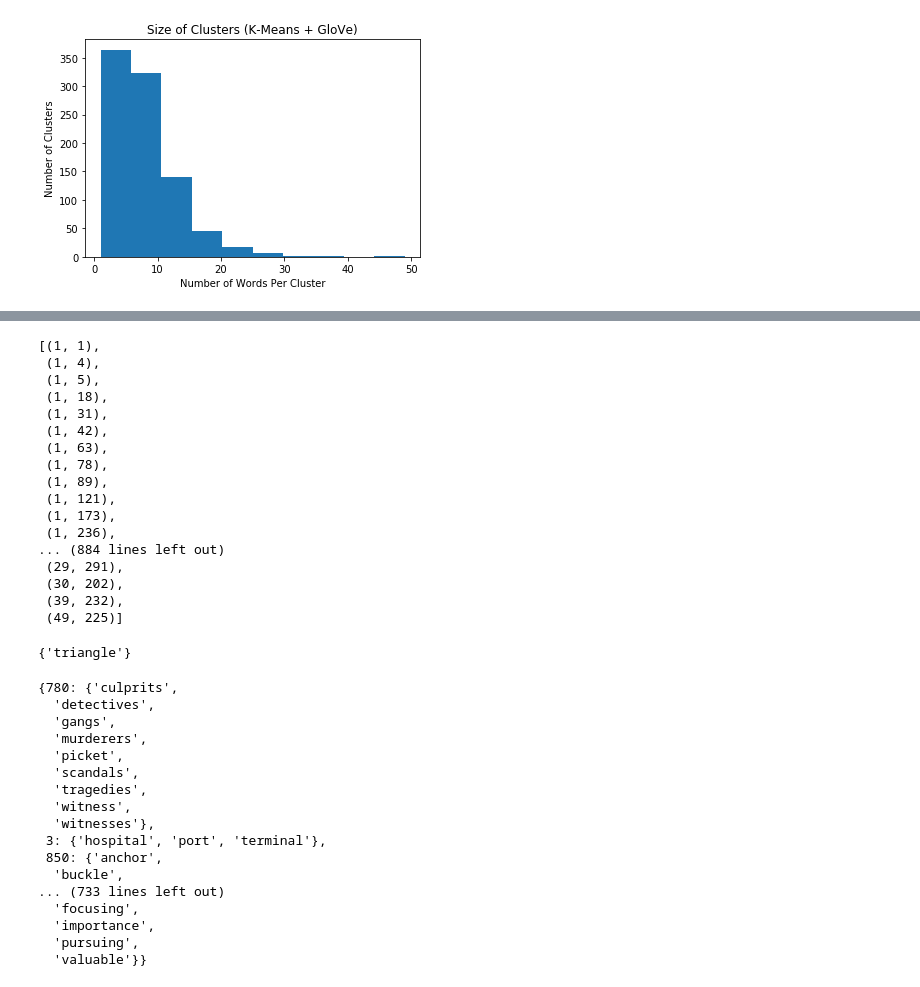
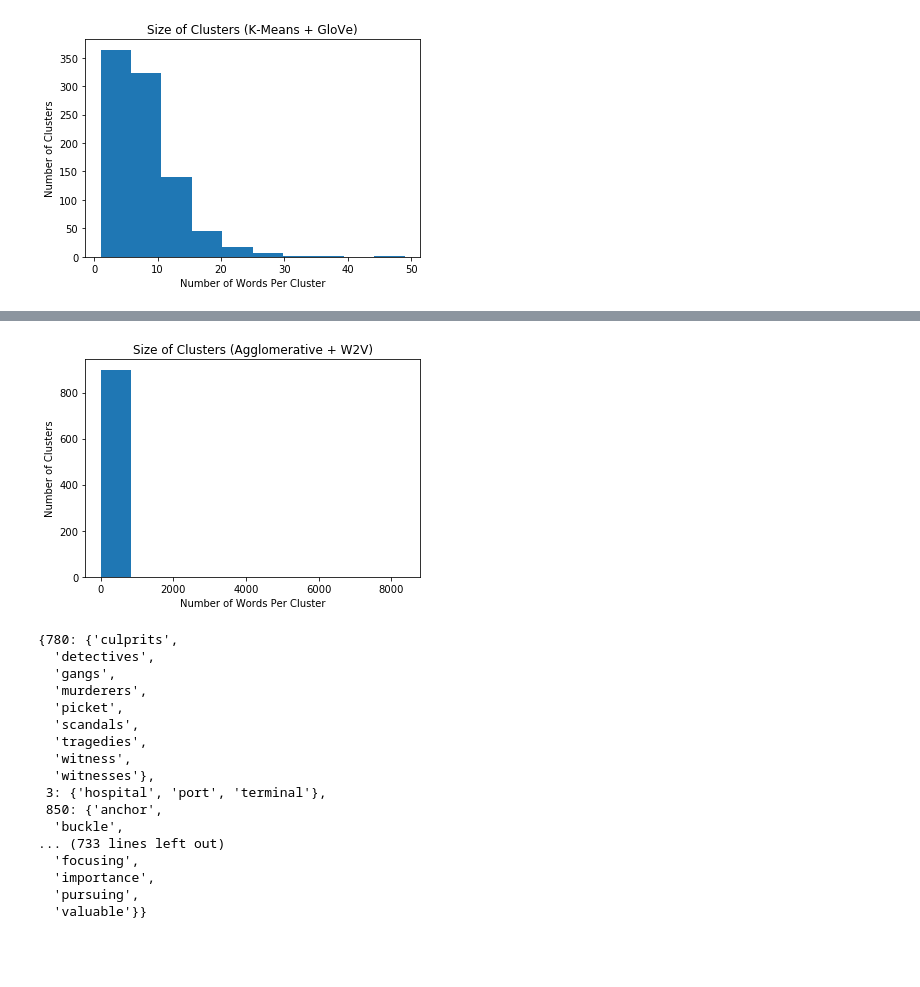
Before and after one commit to ahwang16/senior-thesis-2019, a Jupyter notebook: data/data_playground.ipynb, the cells around one changed output, grey strips where cells are left out. Cells and saved outputs as stored; diff of their text form; code cells hidden in the pictures; blank space fills up the shorter version.

```diff
--- a/data/data_playground.ipynb
+++ b/data/data_playground.ipynb
@@ -18,6 +20,12 @@ def get_gold_wn(w):
     gold = set(gold)
     gold.add(w)
     return gold
+# %%
+glove = {}
+with open("../glove.twitter.27B/glove.twitter.27b.50d.txt") as infile:
+    for line in infile:
+        l = line.split('\t')
+        glove[l[0]] = np.asarray(l[1:], dtype="float32")
 # %%
 smile_wn = get_gold_wn("sword")
 smile_cn = cn_gold_new['sword']
@@ -184,27 +170,23 @@ histo
-# %%
-sorted(lens)
-# %% [output]
-[(1, 1),
- (1, 4),
- (1, 5),
- (1, 18),
- (1, 31),
- (1, 42),
- (1, 63),
- (1, 78),
- (1, 89),
- (1, 121),
- (1, 173),
- (1, 236),
-... (884 lines left out)
- (29, 291),
- (30, 202),
- (39, 232),
- (49, 225)]
-# %%
-kmeans_clusters_cn[173]
-# %% [output]
-{'triangle'}
+# %%
+with open("agglom_clusters_w2v_cn_5.pkl", "rb") as infile:
+    agglom = pkl.load(infile)
+
+lens = []
+sizes = []
+clusters = []
+for cluster in agglom:
+    lens.append((len(agglom[cluster]), cluster))
+    sizes.append(len(agglom[cluster]))
+    clusters.append(cluster)
+
+plt.hist(sizes)
+plt.title("Size of Clusters (Agglomerative + W2V)")
+plt.xlabel("Number of Words Per Cluster")
+plt.ylabel("Number of Clusters")
+# plt.show()
+plt.savefig("agglom_w2v_brown_hist.png")
+# %% [output]
+[figure, added]
 # %%
 with open("kmeans_clusters_cn_glove_1.pkl", "rb") as infile:
     clusters = pkl.load(infile)
```
Also changed, not shown: parts of 28 cells of this notebook, 13 other files.
